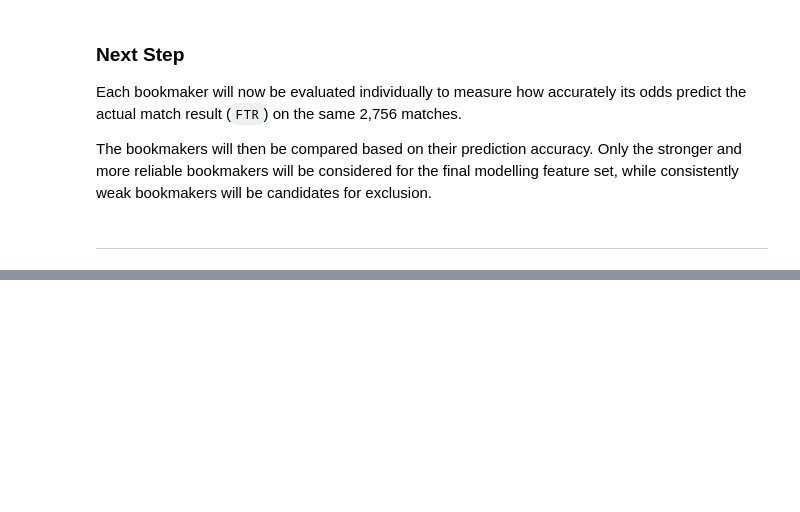
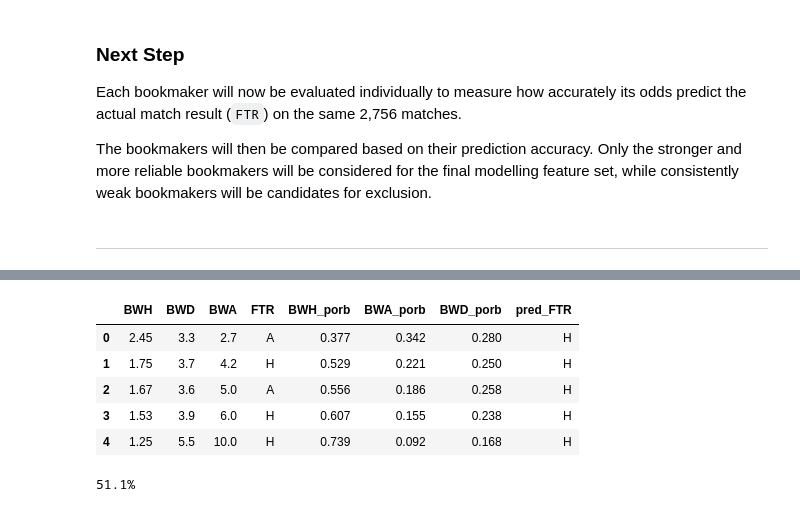
Before and after one commit to Aalli-Talpur/football-match-outcome-prediction, a Jupyter notebook: Notebook/02_Joined_Data_EDA.ipynb, the cells around one changed output, grey strips where cells are left out. Saved outputs shown, nothing was run; the diff lists cells and outputs as text; code cells hidden in the pictures; blank space fills up the shorter version.

```diff
--- a/Notebook/02_Joined_Data_EDA.ipynb
+++ b/Notebook/02_Joined_Data_EDA.ipynb
@@ -376,0 +442,3 @@ The bookmakers will then be compared based on their prediction accuracy. Only th
+# %%
+group3 = betting_stat[["BWH","BWD", "BWA", "FTR"]]
+group3.head()
@@ -376,0 +452,12 @@ The bookmakers will then be compared based on their prediction accuracy. Only th
+# %%
+home = 1/group3["BWH"]
+away = 1/group3["BWA"]
+draw = 1/group3["BWD"]
+
+total = home+away+draw
+
+group3["BWH_porb"] = (home/total).round(3)
+group3["BWA_porb"] = (away/total).round(3)
+group3["BWD_porb"] = (draw/total).round(3)
+
+group3.head()
@@ -376,0 +471,10 @@ The bookmakers will then be compared based on their prediction accuracy. Only th
+# %%
+group3["pred_FTR"] =  group3[["BWH_porb" , "BWA_porb", "BWD_porb"]].idxmax(axis=1).map({"BWH_porb":"H", "BWA_porb":"A", "BWD_porb":"D"})
+group3.head()
+# %% [output]
+|  | BWH | BWD | BWA | FTR | BWH_porb | BWA_porb | BWD_porb | pred_FTR |
+| 0 | 2.45 | 3.3 | 2.7 | A | 0.377 | 0.342 | 0.280 | H |
+| 1 | 1.75 | 3.7 | 4.2 | H | 0.529 | 0.221 | 0.250 | H |
+| 2 | 1.67 | 3.6 | 5.0 | A | 0.556 | 0.186 | 0.258 | H |
+| 3 | 1.53 | 3.9 | 6.0 | H | 0.607 | 0.155 | 0.238 | H |
+| 4 | 1.25 | 5.5 | 10.0 | H | 0.739 | 0.092 | 0.168 | H |
@@ -376,0 +483,5 @@ The bookmakers will then be compared based on their prediction accuracy. Only th
+# %%
+accuracy = round(float(group3["correct"].mean()),3)*100
+print(f"{accuracy}%")
+# %% [output]
+51.1%
```
Also changed, not shown: parts of 80 cells of this notebook, 1 other file.
